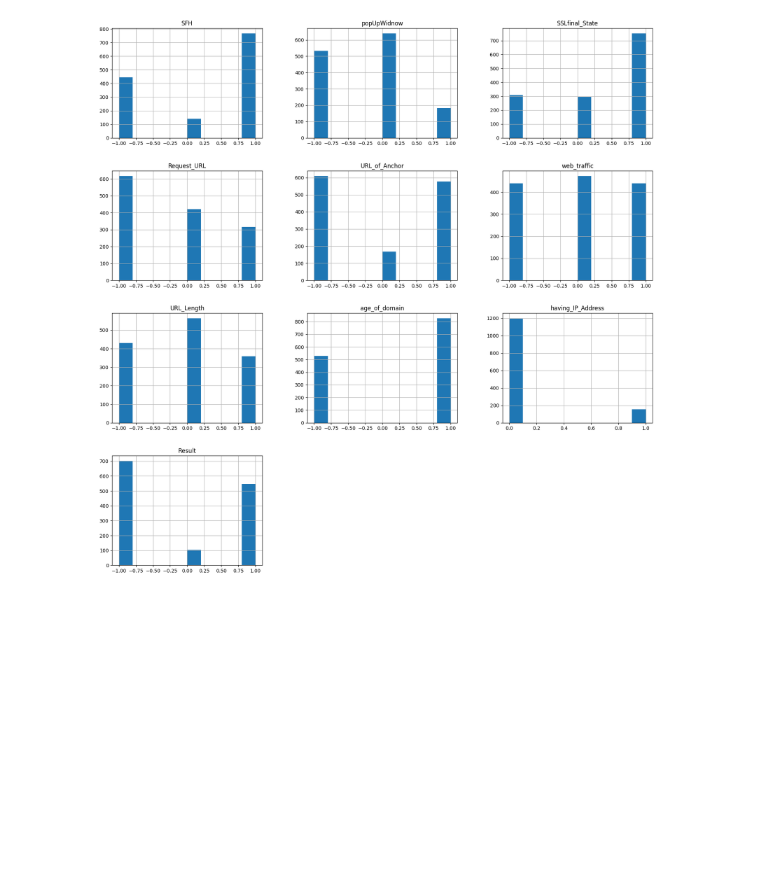
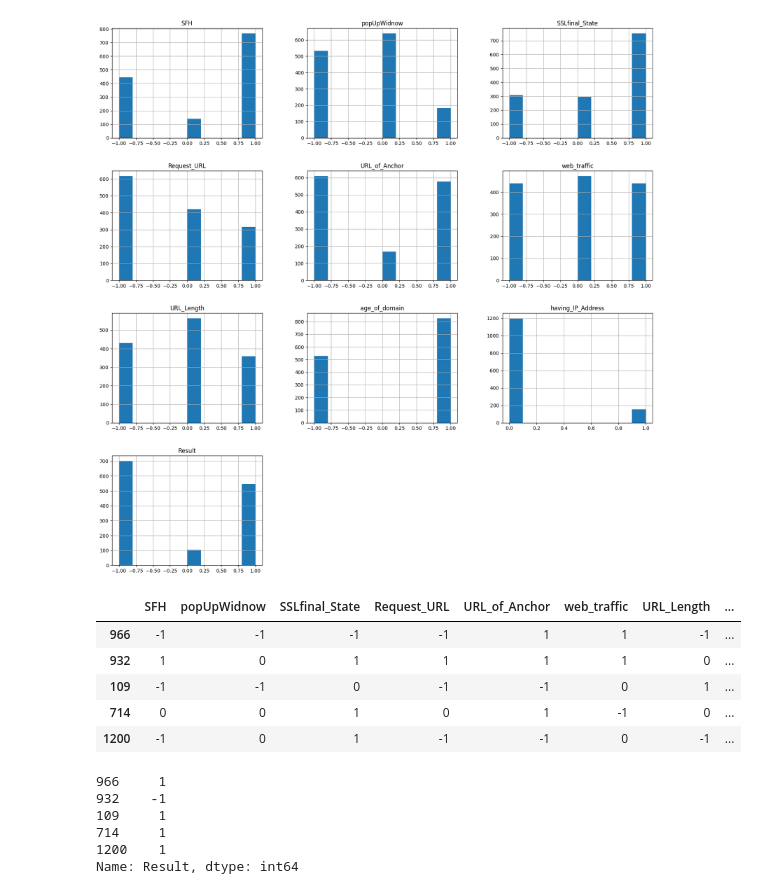
Before and after one commit to juto-shogan/Cyber-Attack, a Jupyter notebook: cyber-attack.ipynb, the cells around one changed output. Cells and saved outputs as stored; diff of their text form; code cells hidden in the pictures; blank space fills up the shorter version.

Commit message:
Gain result of dataset

```diff
--- a/cyber-attack.ipynb
+++ b/cyber-attack.ipynb
@@ -61,0 +71,22 @@ array([[<AxesSubplot: title={'center': 'SFH'}>,
+# %%
+train, test = train_test_split(df, test_size = 0.2, random_state = 42)
+# %%
+trainX = train.drop(['Result'], axis=1)
+trainX.head()
+# %% [output]
+|  | SFH | popUpWidnow | SSLfinal_State | Request_URL | URL_of_Anchor | web_traffic | URL_Length | ... |
+| 966 | -1 | -1 | -1 | -1 | 1 | 1 | -1 | ... |
+| 932 | 1 | 0 | 1 | 1 | 1 | 1 | 0 | ... |
+| 109 | -1 | -1 | 0 | -1 | -1 | 0 | 1 | ... |
+| 714 | 0 | 0 | 1 | 0 | 1 | -1 | 0 | ... |
+| 1200 | -1 | 0 | 1 | -1 | -1 | 0 | -1 | ... |
+# %%
+trainY = train.Result
+trainY.head()
+# %% [output]
+966     1
+932    -1
+109     1
+714     1
+1200    1
+Name: Result, dtype: int64
```
Also changed, not shown: parts of 8 cells of this notebook, 1 other file.
